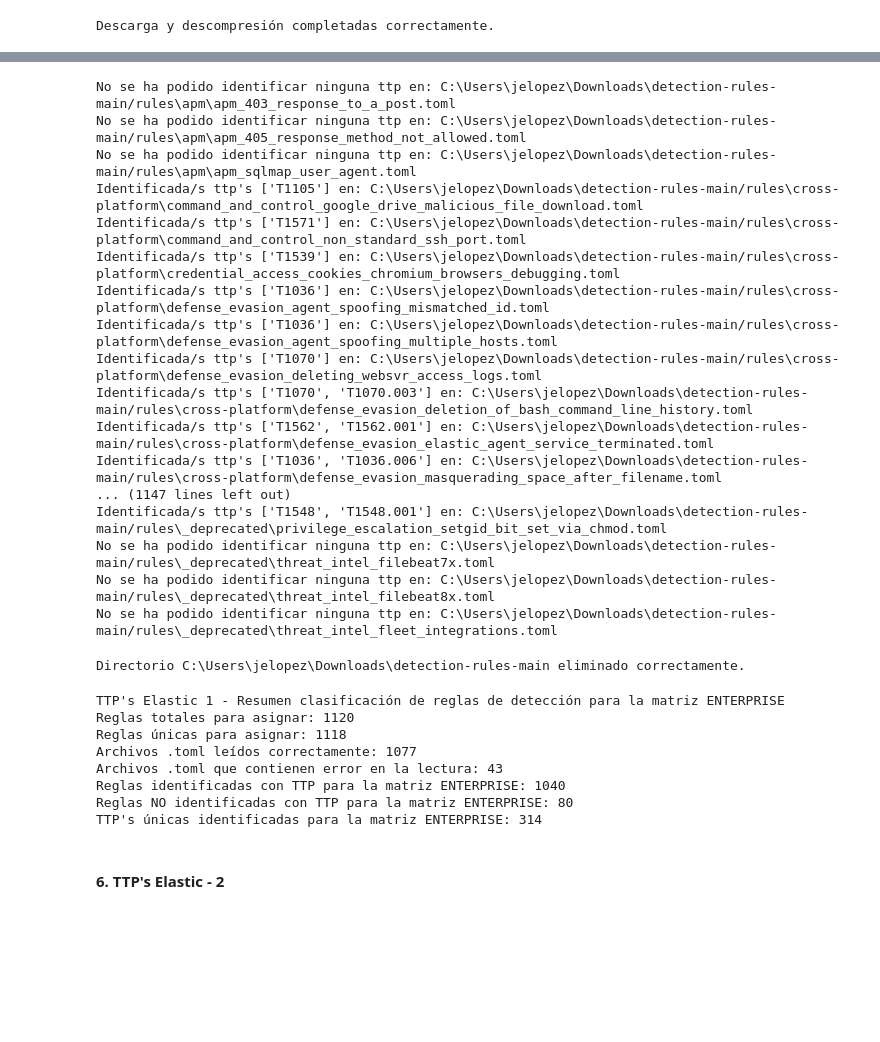
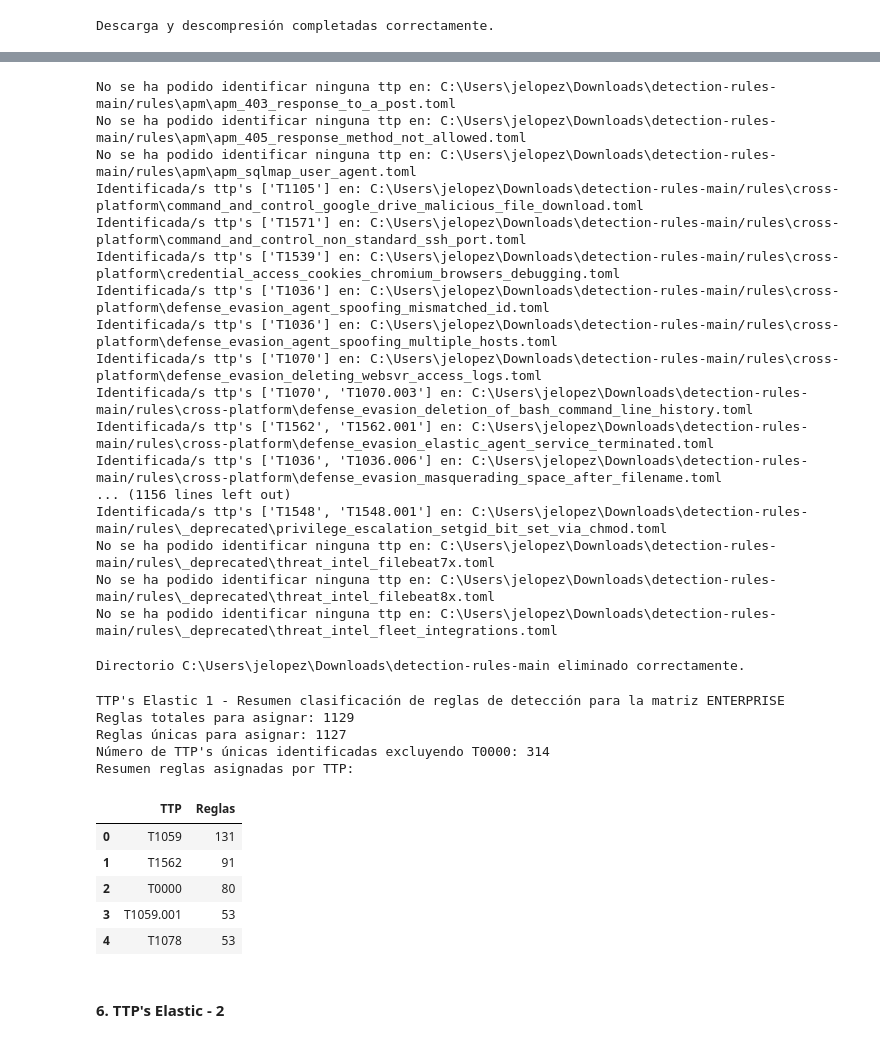
Before and after one commit to cyberauditor-framework/Mitre-Detections-Rules-Framework, a Jupyter notebook: get_rules_and_classify_by_ttp/get_rules_and_classify_by_ttp.ipynb, the cells around one changed output, grey strips where cells are left out. Cells and saved outputs as stored; diff of their text form; code cells hidden in the pictures; blank space fills up the shorter version.

```diff
--- a/get_rules_and_classify_by_ttp/get_rules_and_classify_by_ttp.ipynb
+++ b/get_rules_and_classify_by_ttp/get_rules_and_classify_by_ttp.ipynb
@@ -963,5 +1312,5 @@ Número de archivos a clasificar* incluye reglas y otros posibles tipos de archi
 # %%
-num_toml, load_toml, error_toml, ttp_found, ttp_not_found, ttp_identify = toml_classifier_techniques_elastic(files, techniques, save_path_elastic_1)
+num_rules = toml_classifier_techniques_elastic(files, techniques, save_path_elastic_1)
 # %% [output]
 No se ha podido identificar ninguna ttp en: C:\Users\jelopez\Downloads\detection-rules-main/rules\apm\apm_403_response_to_a_post.toml
 No se ha podido identificar ninguna ttp en: C:\Users\jelopez\Downloads\detection-rules-main/rules\apm\apm_405_response_method_not_allowed.toml
@@ -975,7 +1324,7 @@ Identificada/s ttp's ['T1070'] en: C:\Users\jelopez\Downloads\detection-rules-ma
 Identificada/s ttp's ['T1070', 'T1070.003'] en: C:\Users\jelopez\Downloads\detection-rules-main/rules\cross-platform\defense_evasion_deletion_of_bash_command_line_history.toml
 Identificada/s ttp's ['T1562', 'T1562.001'] en: C:\Users\jelopez\Downloads\detection-rules-main/rules\cross-platform\defense_evasion_elastic_agent_service_terminated.toml
 Identificada/s ttp's ['T1036', 'T1036.006'] en: C:\Users\jelopez\Downloads\detection-rules-main/rules\cross-platform\defense_evasion_masquerading_space_after_filename.toml
-... (1147 lines left out)
+... (1156 lines left out)
 Identificada/s ttp's ['T1548', 'T1548.001'] en: C:\Users\jelopez\Downloads\detection-rules-main/rules\_deprecated\privilege_escalation_setgid_bit_set_via_chmod.toml
 No se ha podido identificar ninguna ttp en: C:\Users\jelopez\Downloads\detection-rules-main/rules\_deprecated\threat_intel_filebeat7x.toml
 No se ha podido identificar ninguna ttp en: C:\Users\jelopez\Downloads\detection-rules-main/rules\_deprecated\threat_intel_filebeat8x.toml
@@ -984,30 +1333,30 @@ No se ha podido identificar ninguna ttp en: C:\Users\jelopez\Downloads\detection
 delete_folder(os.path.join(temp_path, 'detection-rules-main'))
 # %% [output]
 Directorio C:\Users\jelopez\Downloads\detection-rules-main eliminado correctamente.
-# %%
-print(f"TTP's Elastic 1 - Resumen clasificación de reglas de detección para la matriz {matrix.upper()}")
-print('Reglas totales para asignar: '+str(len(num_toml)))
-rules_unique = get_unique_items(num_toml)
-print('Reglas únicas para asignar: '+str(len(rules_unique)))
-
-print('Archivos .toml leídos correctamente: '+str(len(load_toml)))
-print('Archivos .toml que contienen error en la lectura: '+str(len(error_toml)))
-
-
-print(f'Reglas identificadas con TTP para la matriz {matrix.upper()}: '+str(len(ttp_found)))
-print(f'Reglas NO identificadas con TTP para la matriz {matrix.upper()}: '+str(len(ttp_not_found)))
-
-ttps_unique = get_unique_items(ttp_identify)
-print(f"TTP's únicas identificadas para la matriz {matrix.upper()}: "+str(len(ttps_unique)))
-# %% [output]
-TTP's Elastic 1 - Resumen clasificación de reglas de detección para la matriz ENTERPRISE
-Reglas totales para asignar: 1120
-Reglas únicas para asignar: 1118
-Archivos .toml leídos correctamente: 1077
-Archivos .toml que contienen error en la lectura: 43
-Reglas identificadas con TTP para la matriz ENTERPRISE: 1040
-Reglas NO identificadas con TTP para la matriz ENTERPRISE: 80
-TTP's únicas identificadas para la matriz ENTERPRISE: 314
+# %%
+print(f"TTP's Elastic 1 - Resumen clasificación de reglas de detección para la matriz {matrix.upper()}")
+
+print(f'Reglas totales para asignar: {len(num_rules)}')
+print(f'Reglas únicas para asignar: {len(get_unique_items(num_rules))}')
+unique_ttps = get_unique_ttps_generated(get_list_of_files_sub(save_path_elastic_1))
+print(f"Número de TTP's únicas identificadas excluyendo T0000: {len([ttp for ttp in unique_ttps if ttp != 'T0000'])}")
+print("Resumen reglas asignadas por TTP: ")
+
+# get_dict_ttps_rules_asigned(get_list_of_files_sub(save_path_elastic_1))
+# Mostramos las 5 primeras ttp's por número de reglas
+pd.DataFrame(list(get_dict_ttps_rules_asigned(get_list_of_files_sub(save_path_elastic_1)).items()), columns=['TTP', 'Reglas']).head(5)
+# %% [output]
+TTP's Elastic 1 - Resumen clasificación de reglas de detección para la matriz ENTERPRISE
+Reglas totales para asignar: 1129
+Reglas únicas para asignar: 1127
+Número de TTP's únicas identificadas excluyendo T0000: 314
+Resumen reglas asignadas por TTP:
+|  | TTP | Reglas |
+| 0 | T1059 | 131 |
+| 1 | T1562 | 91 |
+| 2 | T0000 | 80 |
+| 3 | T1059.001 | 53 |
+| 4 | T1078 | 53 |
 # %% [markdown]
 #### **6. TTP's Elastic - 2**
 # %%
```
Also changed, not shown: parts of 212 cells of this notebook.
